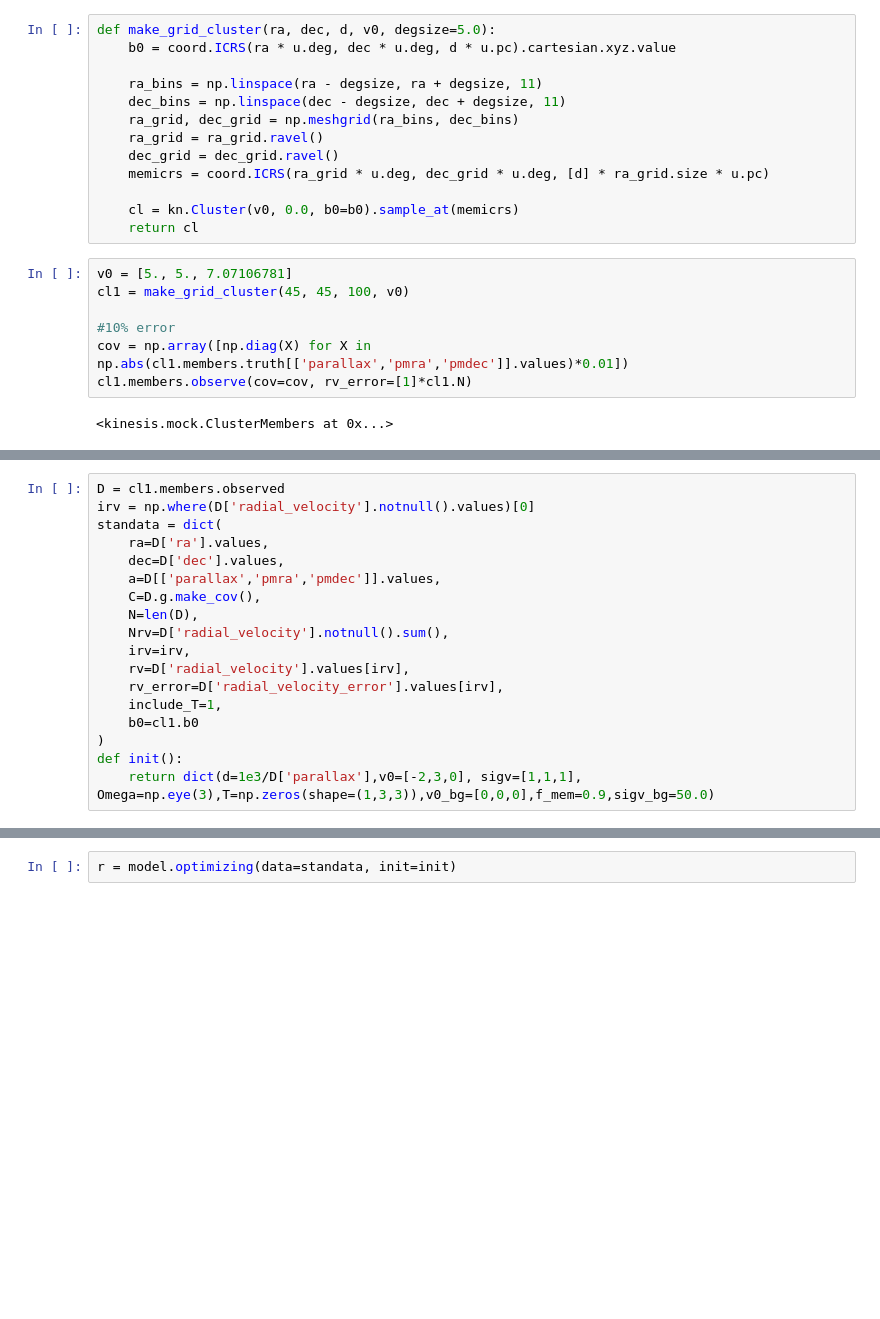
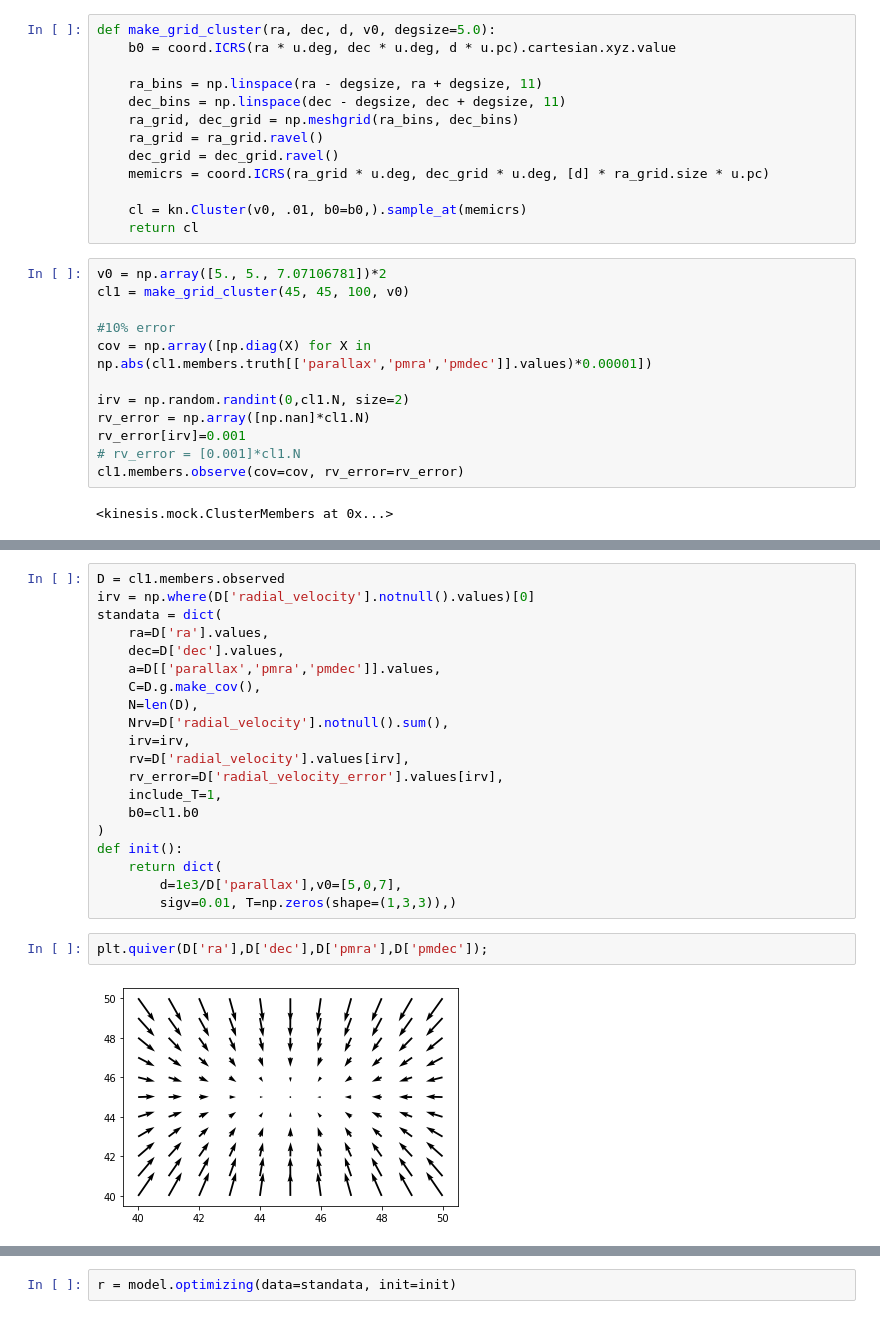
Before and after one commit to smoh/kinesis, a Jupyter notebook: notebooks/fit-grid-clusters.ipynb, the cells around one changed output, grey strips where cells are left out. Drawn from its saved outputs; the diff is of its cells as text; blank space fills up the shorter version.

```diff
--- a/notebooks/fit-grid-clusters.ipynb
+++ b/notebooks/fit-grid-clusters.ipynb
@@ -16,15 +18,20 @@ def make_grid_cluster(ra, dec, d, v0, degsize=5.0):
     dec_grid = dec_grid.ravel()
     memicrs = coord.ICRS(ra_grid * u.deg, dec_grid * u.deg, [d] * ra_grid.size * u.pc)
 
-    cl = kn.Cluster(v0, 0.0, b0=b0).sample_at(memicrs)
+    cl = kn.Cluster(v0, .01, b0=b0,).sample_at(memicrs)
     return cl
 # %%
-v0 = [5., 5., 7.07106781]
+v0 = np.array([5., 5., 7.07106781])*2
 cl1 = make_grid_cluster(45, 45, 100, v0)
 
 #10% error
-cov = np.array([np.diag(X) for X in np.abs(cl1.members.truth[['parallax','pmra','pmdec']].values)*0.01])
-cl1.members.observe(cov=cov, rv_error=[1]*cl1.N)
+cov = np.array([np.diag(X) for X in np.abs(cl1.members.truth[['parallax','pmra','pmdec']].values)*0.00001])
+
+irv = np.random.randint(0,cl1.N, size=2)
+rv_error = np.array([np.nan]*cl1.N)
+rv_error[irv]=0.001
+# rv_error = [0.001]*cl1.N
+cl1.members.observe(cov=cov, rv_error=rv_error)
 # %% [output]
 <kinesis.mock.ClusterMembers at 0x...>
 # %%
@@ -48,4 +55,10 @@ standata = dict(
     b0=cl1.b0
 )
 def init():
-    return dict(d=1e3/D['parallax'],v0=[-2,3,0], sigv=[1,1,1], Omega=np.eye(3),T=np.zeros(shape=(1,3,3)),v0_bg=[0,0,0],f_mem=0.9,sigv_bg=50.0)
+    return dict(
+        d=1e3/D['parallax'],v0=[5,0,7],
+        sigv=0.01, T=np.zeros(shape=(1,3,3)),)
+# %%
+plt.quiver(D['ra'],D['dec'],D['pmra'],D['pmdec']);
+# %% [output]
+[figure, added]
```
Also changed, not shown: parts of 19 cells of this notebook.
